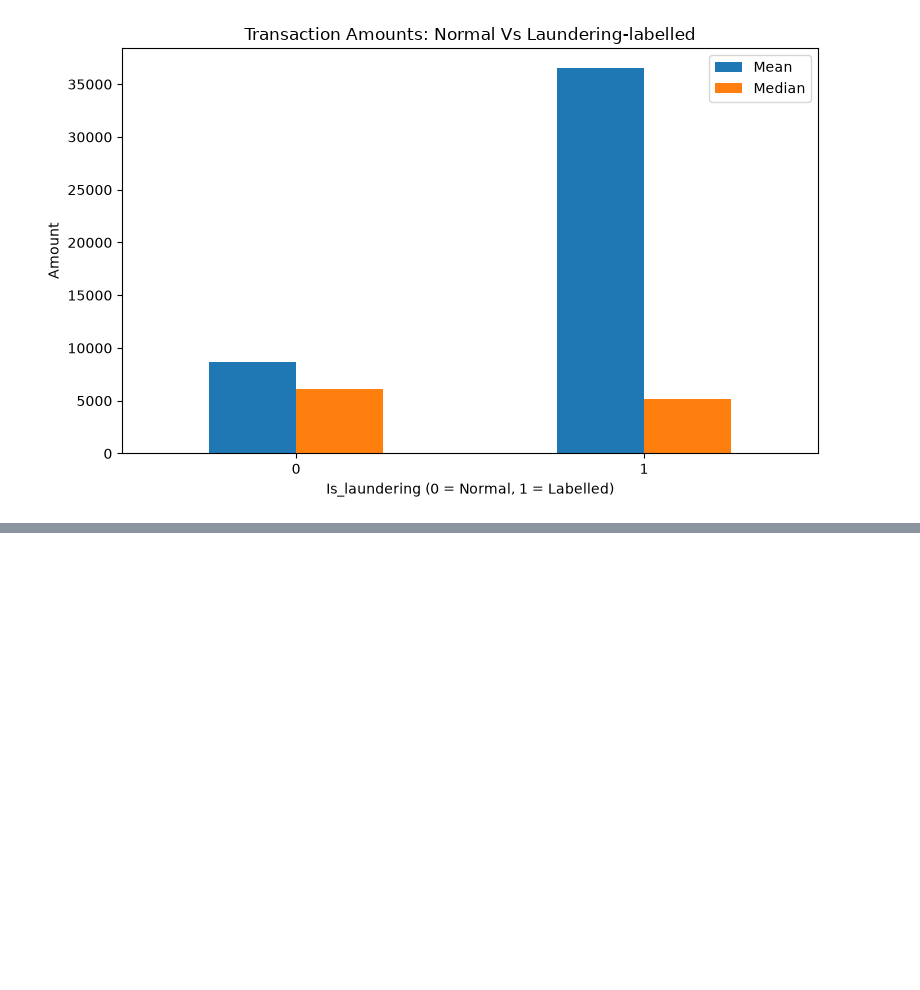
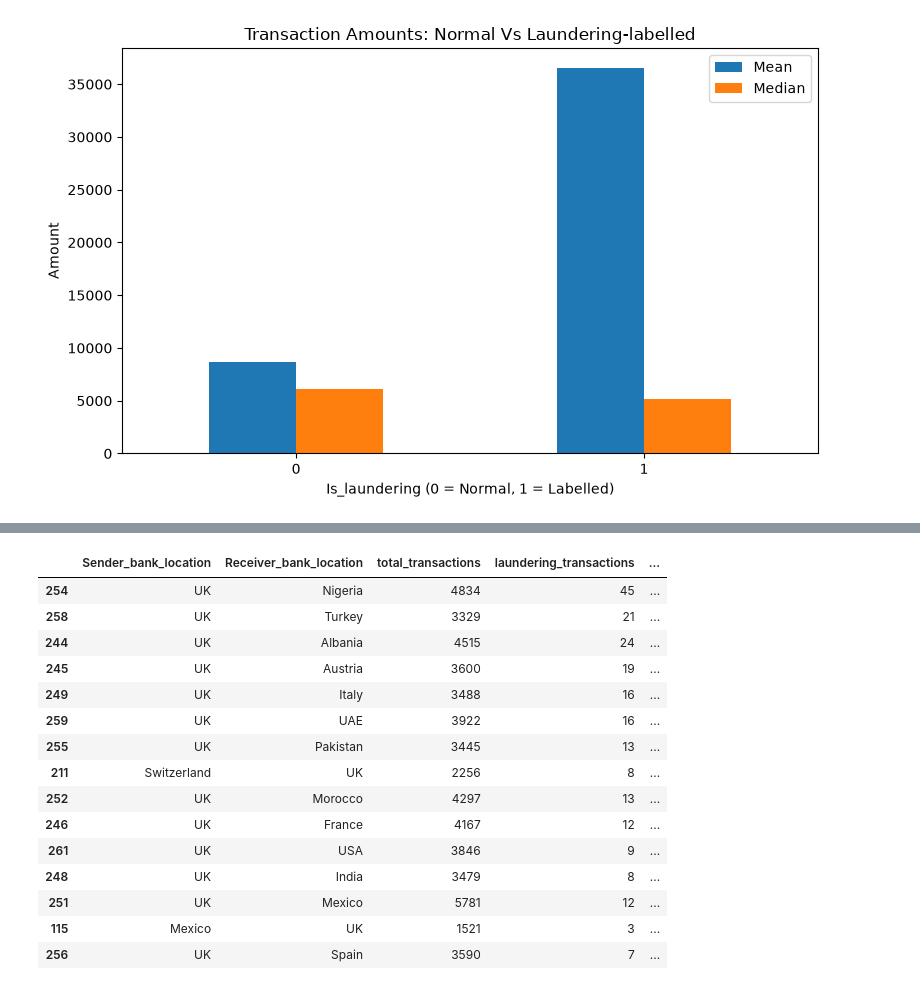
Before and after one commit to Ashutoshp-19/aml-transaction-monitering, a Jupyter notebook: 01_data-exploration.ipynb, the cells around one changed output, grey strips where cells are left out. Drawn from its saved outputs; the diff is of its cells as text; code cells hidden in the pictures; blank space fills up the shorter version.

```diff
--- a/01_data-exploration.ipynb
+++ b/01_data-exploration.ipynb
@@ -92,0 +264,42 @@ plt.show()
+# %%
+ #Analysing sender-receiver routes
+
+route_analysis = df.groupby(
+    ["Sender_bank_location", "Receiver_bank_location"]
+).agg(
+    total_transactions=("Is_laundering", "count"),
+    laundering_transactions=("Is_laundering", "sum")
+).reset_index()
+
+route_analysis["laundering_rate_pct"] = (
+    route_analysis["laundering_transactions"]
+    / route_analysis["total_transactions"]
+    * 100
+)
+
+# Keep routes with at least 100 transactions
+reliable_routes = route_analysis[
+    route_analysis["total_transactions"] >= 100
+].copy()
+
+reliable_routes.sort_values(
+    ["laundering_rate_pct", "laundering_transactions"],
+    ascending=False
+).round(2).head(15)
+# %% [output]
+|  | Sender_bank_location | Receiver_bank_location | total_transactions | laundering_transactions | ... |
+| 254 | UK | Nigeria | 4834 | 45 | ... |
+| 258 | UK | Turkey | 3329 | 21 | ... |
+| 244 | UK | Albania | 4515 | 24 | ... |
+| 245 | UK | Austria | 3600 | 19 | ... |
+| 249 | UK | Italy | 3488 | 16 | ... |
+| 259 | UK | UAE | 3922 | 16 | ... |
+| 255 | UK | Pakistan | 3445 | 13 | ... |
+| 211 | Switzerland | UK | 2256 | 8 | ... |
+| 252 | UK | Morocco | 4297 | 13 | ... |
+| 246 | UK | France | 4167 | 12 | ... |
+| 261 | UK | USA | 3846 | 9 | ... |
+| 248 | UK | India | 3479 | 8 | ... |
+| 251 | UK | Mexico | 5781 | 12 | ... |
+| 115 | Mexico | UK | 1521 | 3 | ... |
+| 256 | UK | Spain | 3590 | 7 | ... |
```
Also changed, not shown: parts of 10 cells of this notebook, 1 other file.
